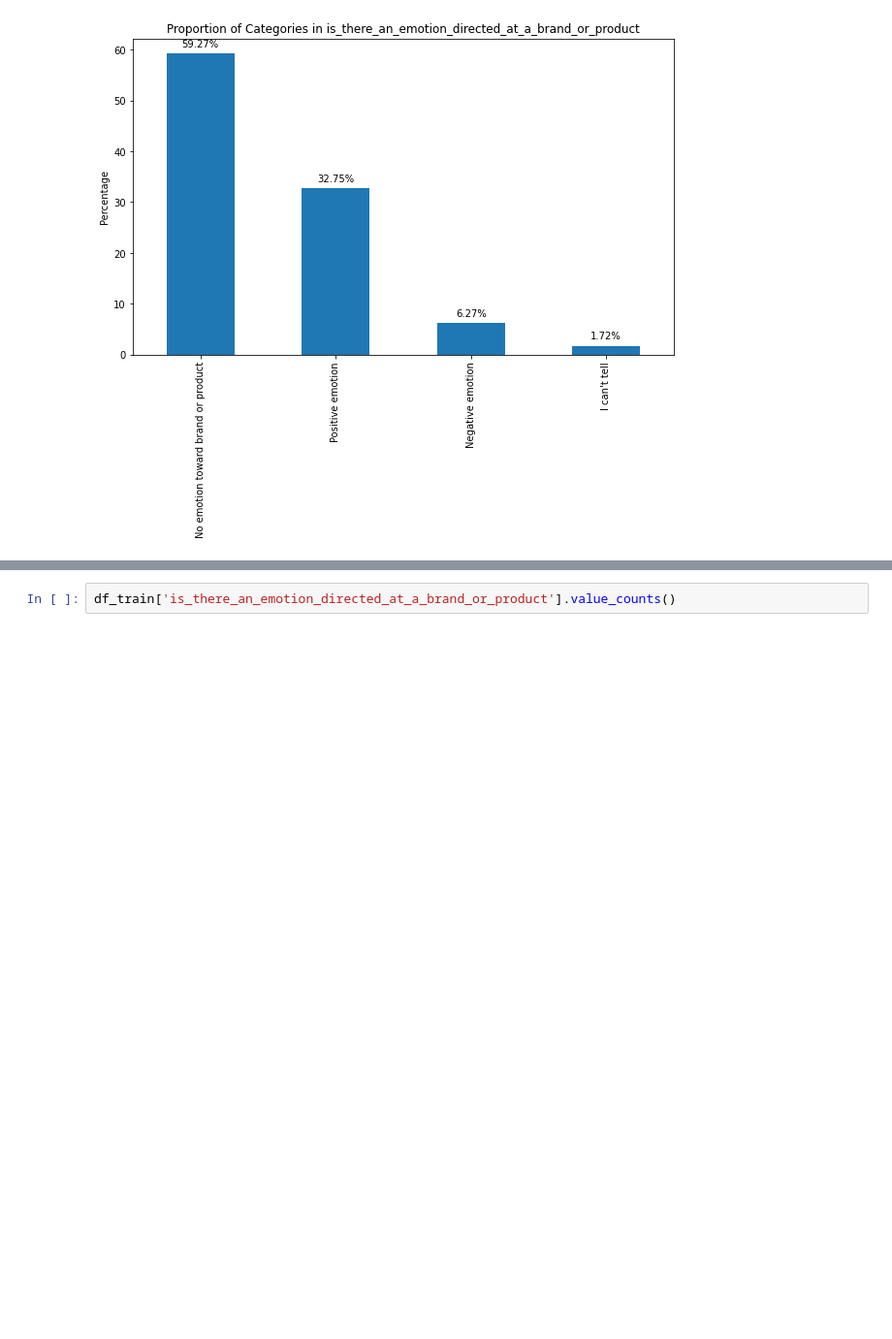
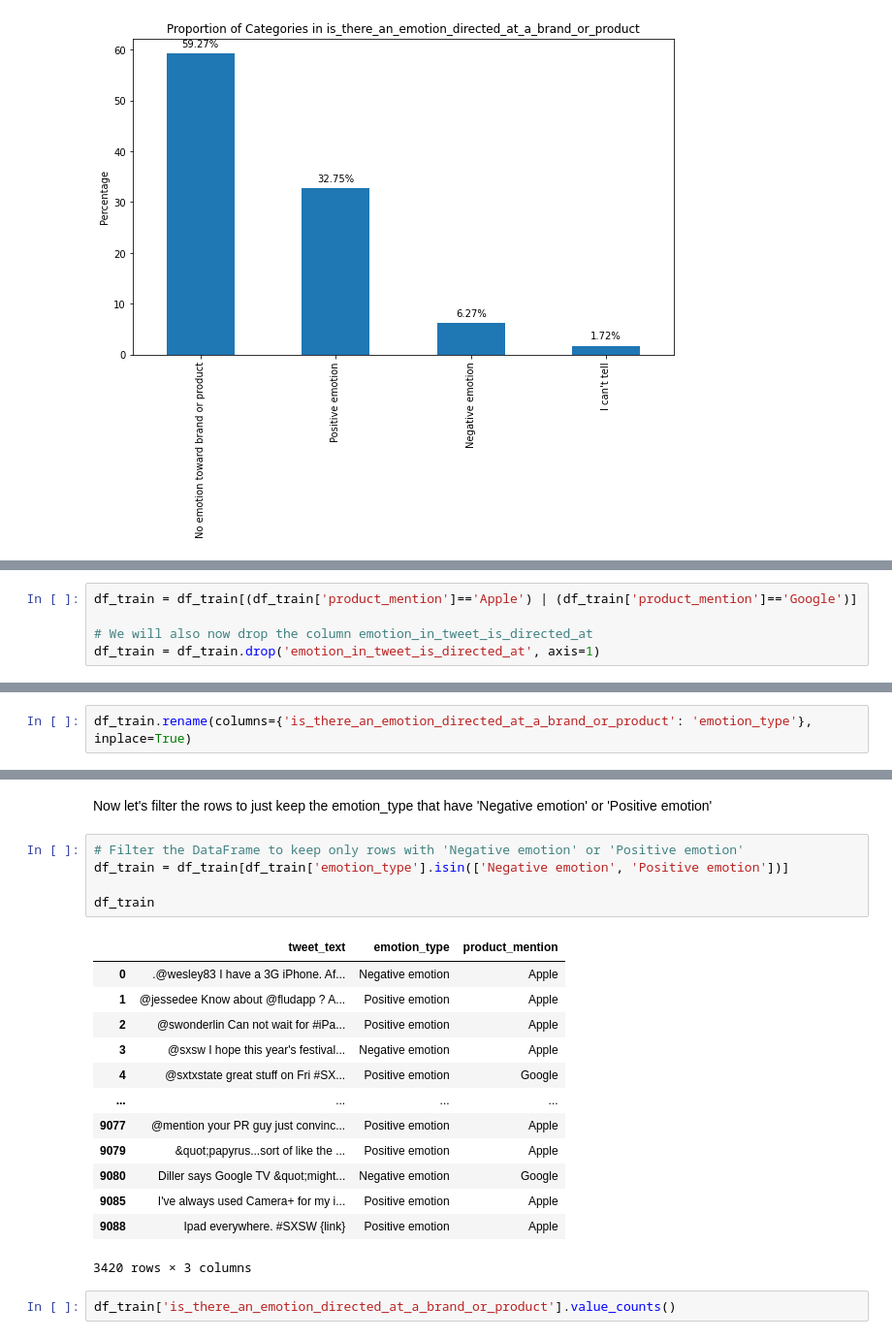
Before and after one commit to mbarriola96/Brands-product_emotions_analysis, a Jupyter notebook: 01_data_understanding.ipynb, the cells around one changed output, grey strips where cells are left out. Shown at 97% size. Cells and saved outputs as stored; diff of their text form; blank space fills up the shorter version.

Commit message:
filtered product column to Google or Apple and verified that the sentiment column is accurate. Currently trying to solve a token error

```diff
--- a/01_data_understanding.ipynb
+++ b/01_data_understanding.ipynb
@@ -444,0 +365,5 @@ df_train['tweet_text'][5]
+# %%
+df_train = df_train[(df_train['product_mention']=='Apple') | (df_train['product_mention']=='Google')]
+
+# We will also now drop the column emotion_in_tweet_is_directed_at
+df_train = df_train.drop('emotion_in_tweet_is_directed_at', axis=1)
@@ -444,0 +393,2 @@ df_train['tweet_text'][5]
+# %%
+df_train.rename(columns={'is_there_an_emotion_directed_at_a_brand_or_product': 'emotion_type'}, inplace=True)
@@ -493,3 +399,24 @@ unknown_product_mentions
+# %% [markdown]
+Now let's filter the rows to just keep the emotion_type that have 'Negative emotion' or 'Positive emotion'
+# %%
+# Filter the DataFrame to keep only rows with 'Negative emotion' or 'Positive emotion'
+df_train = df_train[df_train['emotion_type'].isin(['Negative emotion', 'Positive emotion'])]
+
+df_train
+# %% [output]
+|  | tweet_text | emotion_type | product_mention |
+| 0 | .@wesley83 I have a 3G iPhone. Af... | Negative emotion | Apple |
+| 1 | @jessedee Know about @fludapp ? A... | Positive emotion | Apple |
+| 2 | @swonderlin Can not wait for #iPa... | Positive emotion | Apple |
+| 3 | @sxsw I hope this year's festival... | Negative emotion | Apple |
+| 4 | @sxtxstate great stuff on Fri #SX... | Positive emotion | Google |
+| ... | ... | ... | ... |
+| 9077 | @mention your PR guy just convinc... | Positive emotion | Apple |
+| 9079 | &quot;papyrus...sort of like the ... | Positive emotion | Apple |
+| 9080 | Diller says Google TV &quot;might... | Negative emotion | Google |
+| 9085 | I've always used Camera+ for my i... | Positive emotion | Apple |
+| 9088 | Ipad everywhere. #SXSW {link} | Positive emotion | Apple |
+3420 rows × 3 columns
 # %%
 df_train['is_there_an_emotion_directed_at_a_brand_or_product'].value_counts()
 # %% [output]
```
Also changed, not shown: parts of 32 cells of this notebook, 1 other file.
